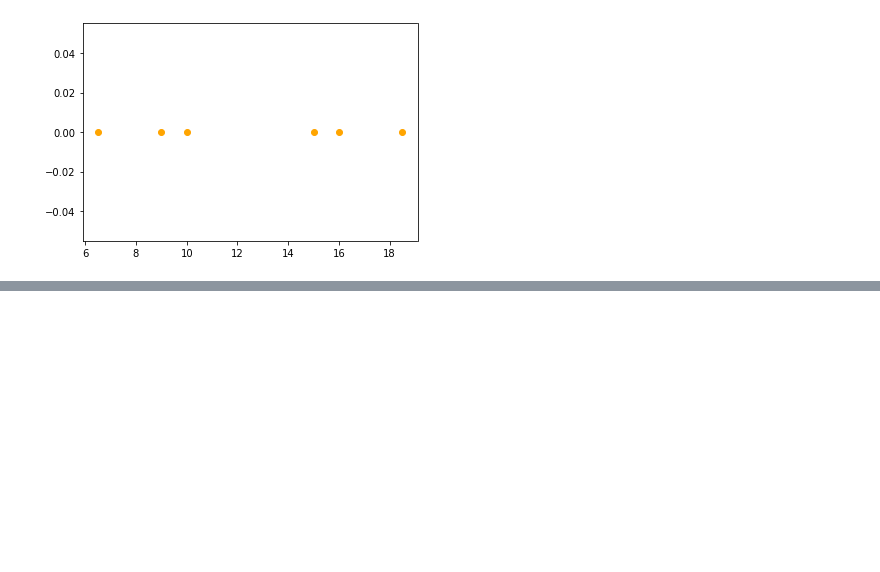
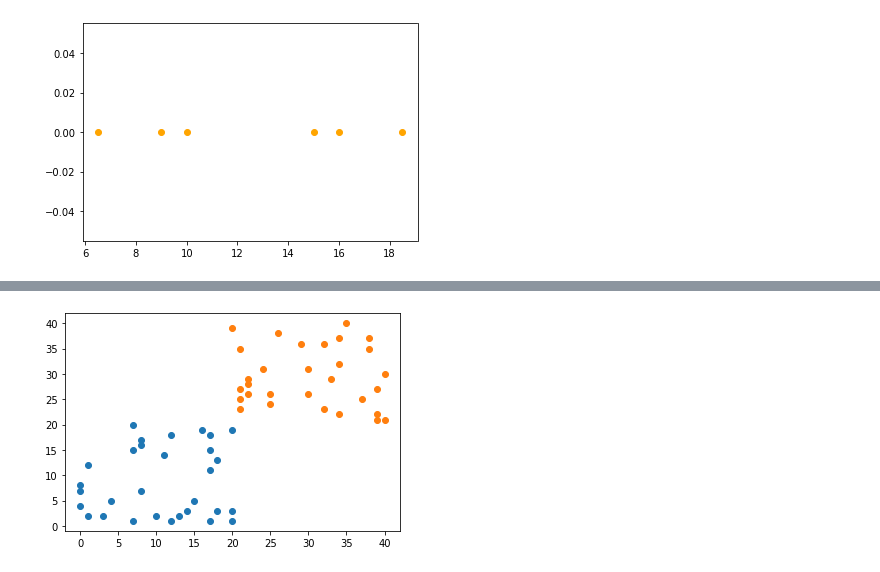
Before and after one commit to mowgliluciano/GA-clustering, a Jupyter notebook: TestPrimer.ipynb, the cells around one changed output, grey strips where cells are left out. Cells and saved outputs as stored; diff of their text form; code cells hidden in the pictures; blank space fills up the shorter version.

```diff
--- a/TestPrimer.ipynb
+++ b/TestPrimer.ipynb
@@ -88,0 +80,13 @@ dict_values([[1, 2, 3], [4, 5, 6], [5]])
+# %%
+x = [random.randint(0,20)  for i in range(30)]
+y = [random.randint(0,20)  for i in range(30)]
+xs1 = list(zip(x, y))
+plt.scatter(x,   y )
+
+x = [random.randint(20,40)  for i in range(30)]
+y = [random.randint(20,40)  for i in range(30)]
+xs2 = list(zip(x, y))
+plt.scatter(x,   y )
+xs = xs1 + xs2
+# %% [output]
+[figure, added]
```
Also changed, not shown: parts of 26 cells of this notebook, 2 other files.
